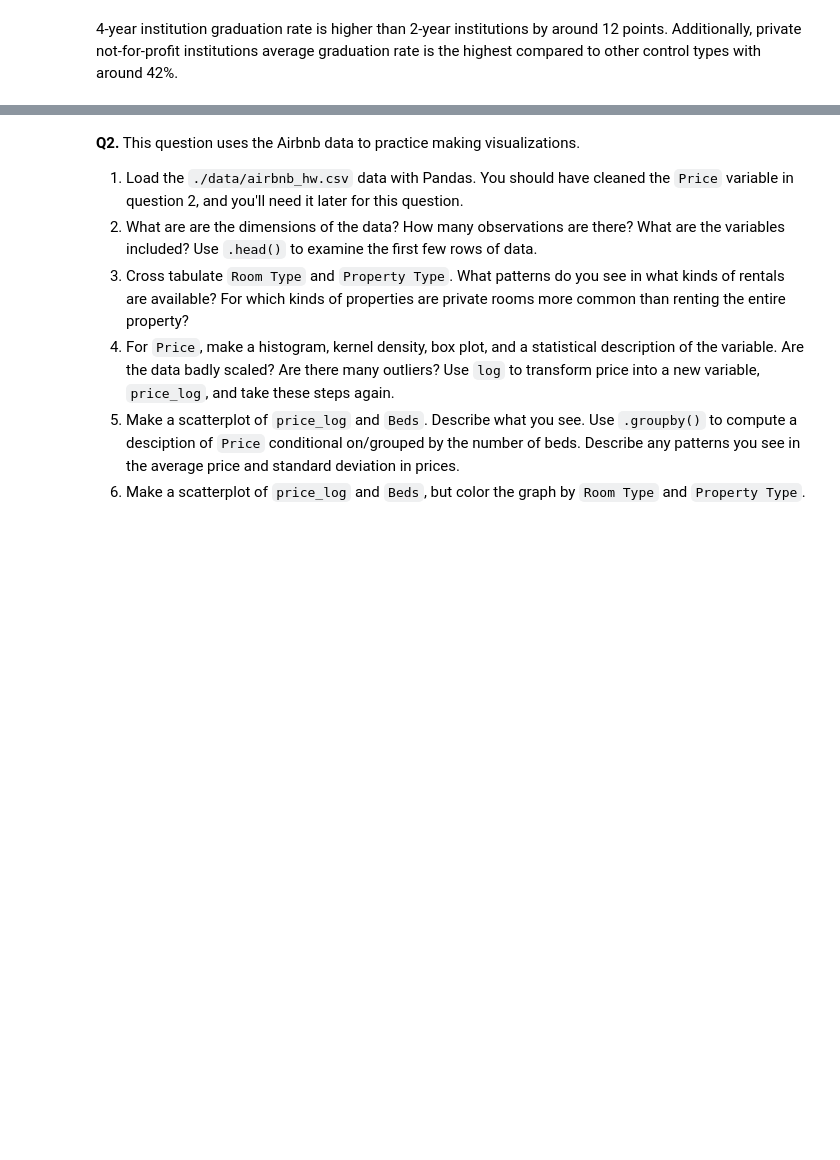
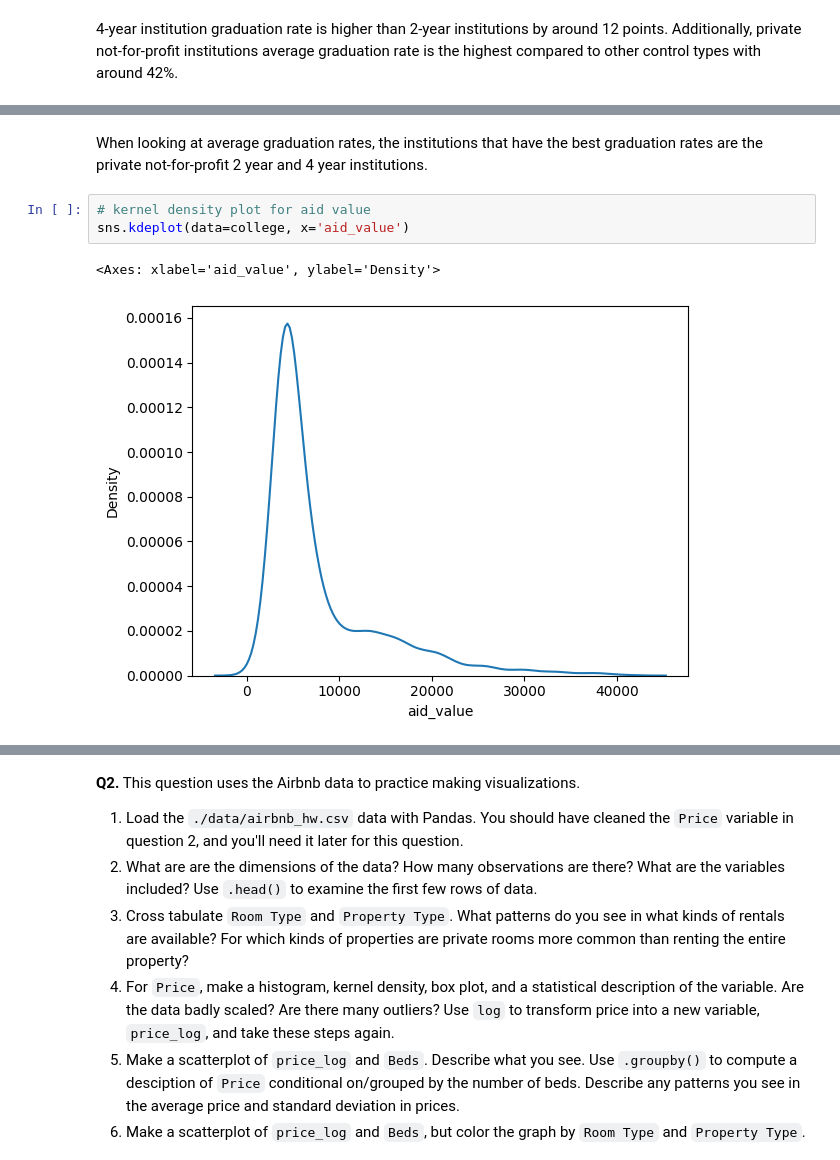
Before and after one commit to hmz4kf/visualization, a Jupyter notebook: assignment/assignment.ipynb, the cells around one changed output, grey strips where cells are left out. Drawn from its saved outputs; the diff is of its cells as text; blank space fills up the shorter version.

```diff
--- a/assignment/assignment.ipynb
+++ b/assignment/assignment.ipynb
@@ -121,0 +141,8 @@ college.groupby('level')['grad_100_value'].describe()
+# %% [markdown]
+When looking at average graduation rates, the institutions that have the best graduation rates are the private not-for-profit 2 year and 4 year institutions.
+# %%
+# kernel density plot for aid value
+sns.kdeplot(data=college, x='aid_value')
+# %% [output]
+<Axes: xlabel='aid_value', ylabel='Density'>
+[figure, added]
```
Also changed, not shown: parts of 22 cells of this notebook.
